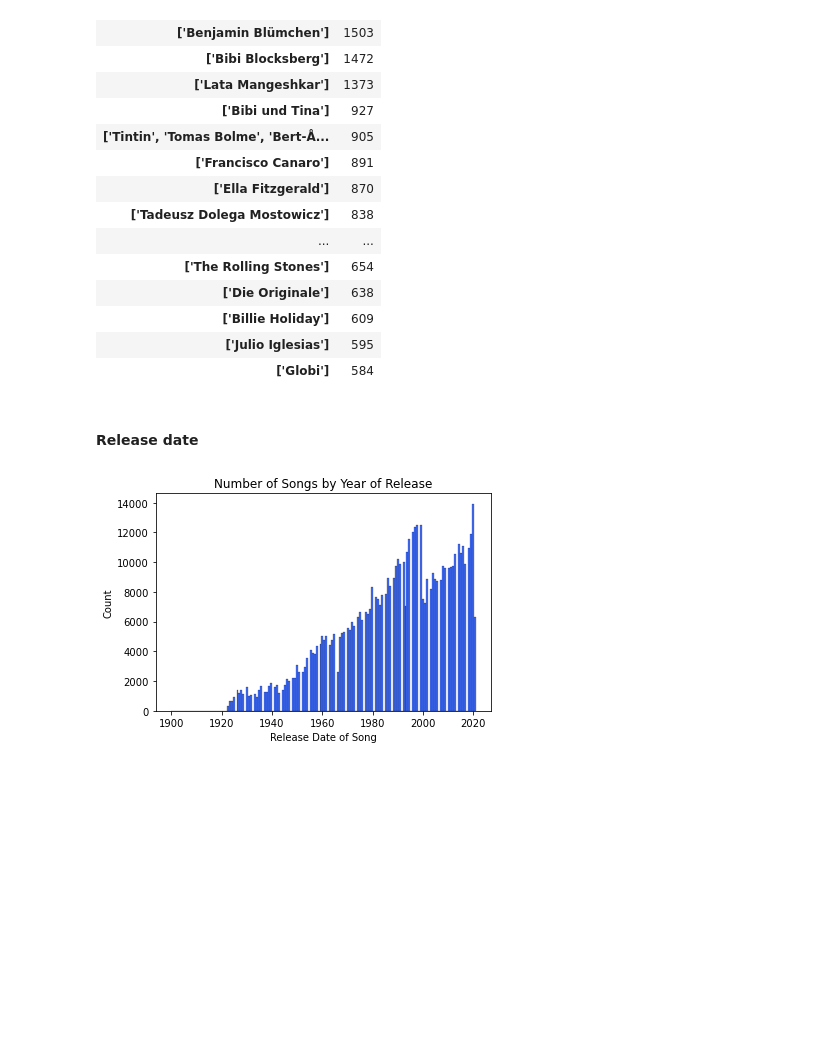
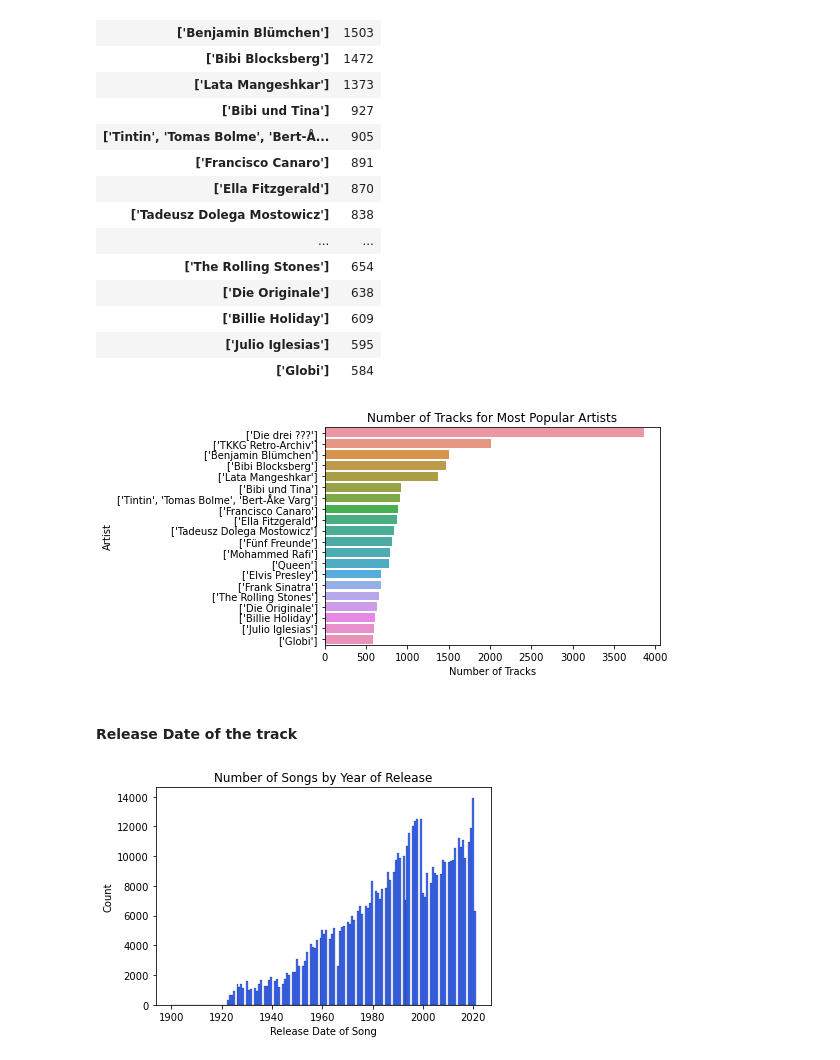
Before and after one commit to malachi-hale/end-to-end-project, a Jupyter notebook: Final Project.ipynb, the cells around one changed output. Saved outputs shown, nothing was run; the diff lists cells and outputs as text; code cells hidden in the pictures; blank space fills up the shorter version.

```diff
--- a/Final Project.ipynb
+++ b/Final Project.ipynb
@@ -211,6 +269,12 @@ df[['artists', 'id']].groupby('artists').count().sort_values(by = "id", ascendin
 | ['Billie Holiday'] | 609 |
 | ['Julio Iglesias'] | 595 |
 | ['Globi'] | 584 |
+# %%
+most_popular = df[['artists', 'id']].groupby('artists').count().sort_values(by = "id", ascending = False).head(20)
+most_popular_barplot = sns.barplot(x = most_popular.id, y = most_popular.index)
+labels = most_popular_barplot.set(title = "Number of Tracks for Most Popular Artists", xlabel = "Number of Tracks", ylabel = "Artist")
+# %% [output]
+[figure, added]
 # %% [markdown]
-#### Release date
+#### Release Date of the track
 # %%
```
Also changed, not shown: parts of 119 cells of this notebook, 2 other files.
